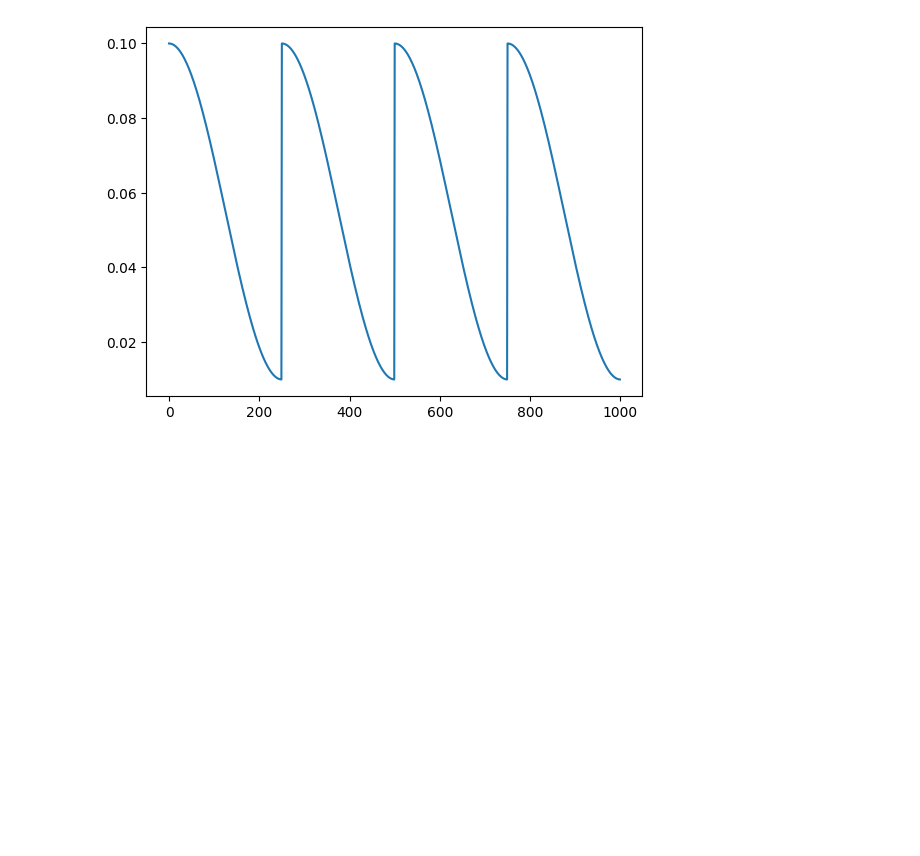
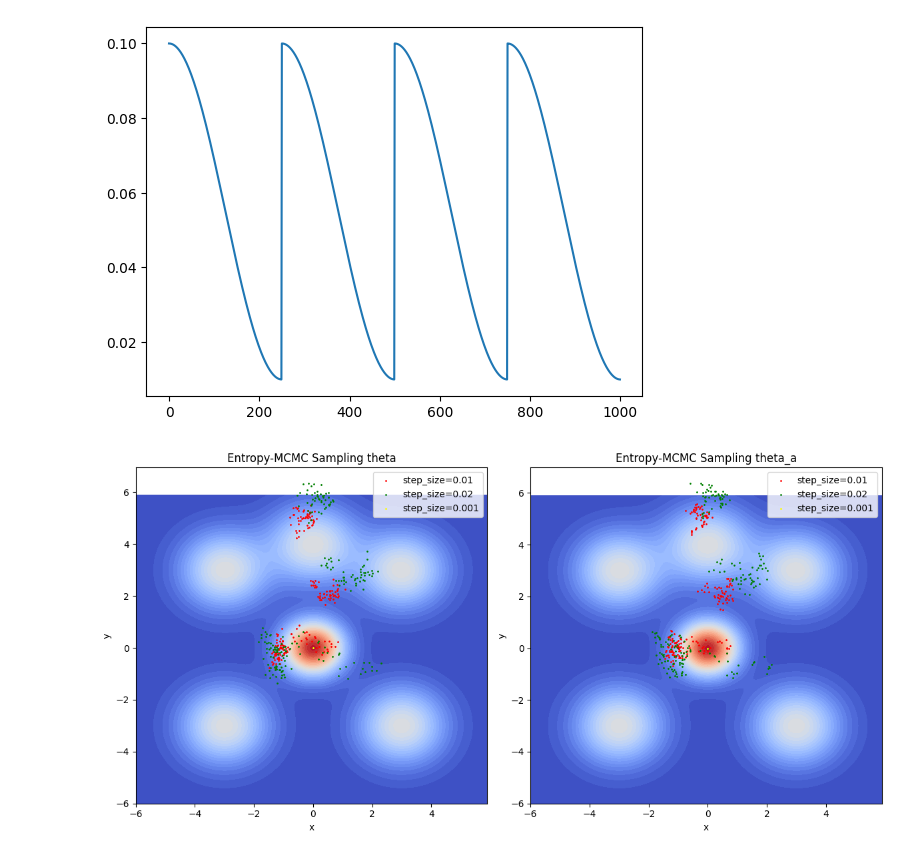
Before and after one commit to liny556/emcmc, a Jupyter notebook: lab.ipynb, the cells around one changed output. Saved outputs shown, nothing was run; the diff lists cells and outputs as text; code cells hidden in the pictures; blank space fills up the shorter version.

```diff
--- a/lab.ipynb
+++ b/lab.ipynb
@@ -189 +232,39 @@ z = np.apply_along_axis(lambda p: gaussian_mixture(p, means, covs, weights), 2,
+# %%
+start_theta = np.array([0.0,0.0])
+samples,samples_a = entropy_mcmc_sampling(start_theta, eta_schedule, means, covs, weights,step_size=0.01)
+samples_1,samples_a_1 = entropy_mcmc_sampling(start_theta, eta_schedule, means, covs, weights,step_size=0.02)
+# samples_2,samples_a_2 = entropy_mcmc_sampling(start_theta, eta_schedule, means, covs, weights,step_size=0.05)
+# eta_schedule_1 = np.ones(1000) * 0.0001
+samples_3,samples_a_3 = entropy_mcmc_sampling(start_theta, eta_schedule, means, covs, weights,step_size=0.001)
+# Visualize the samples
+plt.figure(figsize=(12, 6))
+
+plt.subplot(1, 2, 1)
+plt.contourf(x, y, z, levels=50, cmap='coolwarm')
+#plt.plot(samples[:, 0], samples[:, 1], c='red', lw=0.5)
+plt.scatter(samples[:, 0], samples[:, 1], c='red', s=1)
+plt.scatter(samples_1[:, 0], samples_1[:, 1], c='green', s=1)
+#plt.scatter(samples_2[:, 0], samples_2[:, 1], c='green', s=1)
+plt.scatter(samples_3[:, 0], samples_3[:, 1], c='yellow', s=1)
+plt.title('Entropy-MCMC Sampling theta')
+plt.legend(['step_size=0.01','step_size=0.02','step_size=0.001'])
+plt.xlabel('x')
+plt.ylabel('y')
+
+plt.subplot(1, 2, 2)
+plt.contourf(x, y, z, levels=50, cmap='coolwarm')
+#plt.plot(samples_a[:, 0], samples_a[:, 1], c='red', lw=0.5)
+plt.scatter(samples_a[:, 0], samples_a[:, 1], c='red', s=1)
+plt.scatter(samples_a_1[:, 0], samples_a_1[:, 1], c='green', s=1)
+#plt.scatter(samples_a_2[:, 0], samples_a_2[:, 1], c='green', s=1)
+plt.scatter(samples_a_3[:, 0], samples_a_3[:, 1], c='yellow', s=1)
+plt.legend(['step_size=0.01','step_size=0.02','step_size=0.001'])
+plt.title('Entropy-MCMC Sampling theta_a')
+plt.xlabel('x')
+plt.ylabel('y')
+
+plt.tight_layout()
+plt.show()
+# %% [output]
+[figure, added]
 # %%
```
Also changed, not shown: parts of 5 cells of this notebook.
